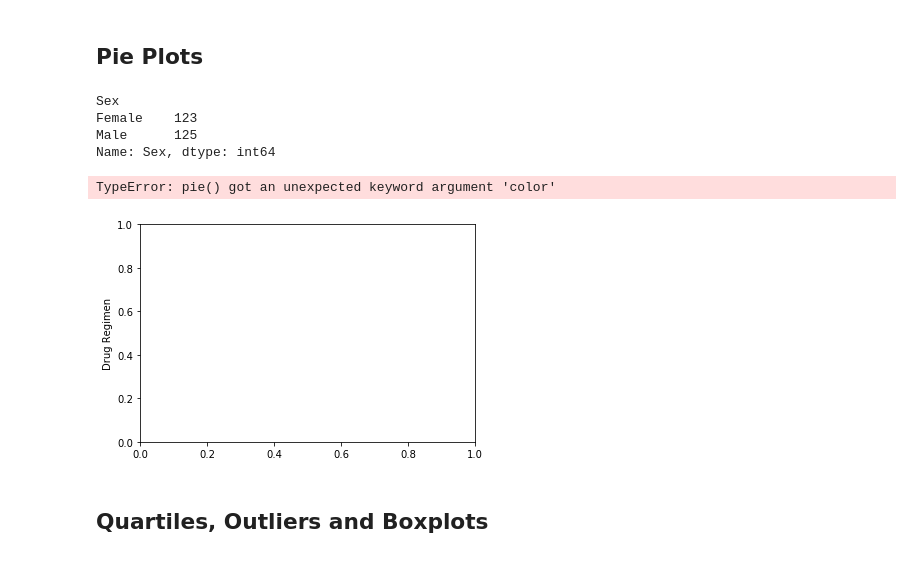
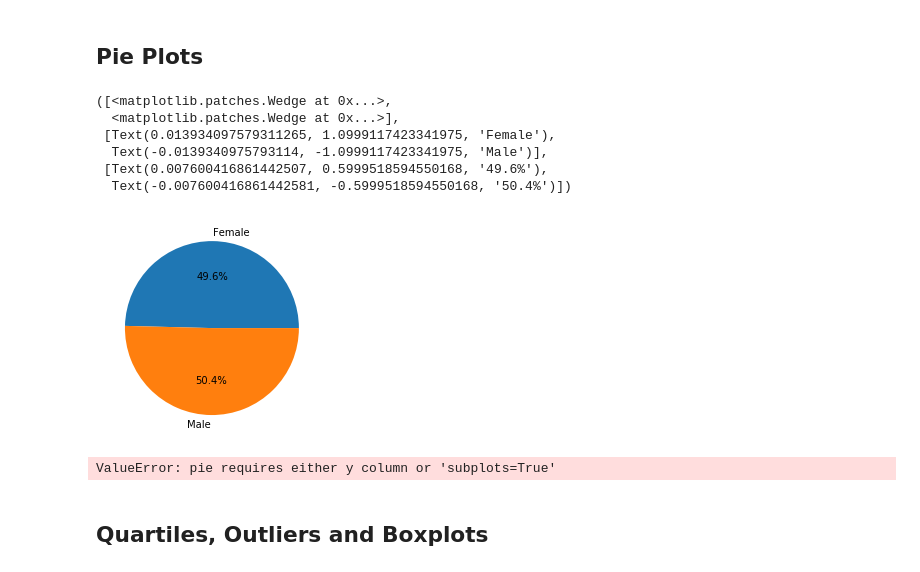
Before and after one commit to EMENGH/matplotlib-challenge, a Jupyter notebook: Pymaceuticals/pymaceuticals_starter.ipynb, the cells around one changed output. Cells and saved outputs as stored; diff of their text form; code cells hidden in the pictures.

```diff
--- a/Pymaceuticals/pymaceuticals_starter.ipynb
+++ b/Pymaceuticals/pymaceuticals_starter.ipynb
@@ -149,14 +148,20 @@ plt.show()
 # %%
 # Generate a pie plot showing the distribution of female versus male mice using pandas
 id_gender = new_combo_metadata_df[['Mouse ID', 'Sex']]
 id_gender = id_gender.drop_duplicates('Mouse ID')
 mice_per_timepoint = id_gender.groupby("Sex")
 count_df = mice_per_timepoint["Sex"].count()
 count_df
+#sizes = count_df
+labels = ["Female", "Male"]
+plt.pie(sizes, autopct="%1.1f%%", labels=labels)
 #count_df.plot(kind = 'pie', y = "Mouse ID")
 #plt.axis("equal")
 # %% [output]
-Sex
-Female    123
-Male      125
-Name: Sex, dtype: int64
+([<matplotlib.patches.Wedge at 0x...>,
+  <matplotlib.patches.Wedge at 0x...>],
+ [Text(0.013934097579311265, 1.0999117423341975, 'Female'),
+  Text(-0.0139340975793114, -1.0999117423341975, 'Male')],
+ [Text(0.007600416861442507, 0.5999518594550168, '49.6%'),
+  Text(-0.007600416861442581, -0.5999518594550168, '50.4%')])
+[figure, added]
@@ -166,15 +168,20 @@ new_combo_metadata_df
 # %%
 # Generate a pie plot showing the distribution of female versus male mice using pyplot
-mice_per_timepoint = new_combo_metadata_df["Drug Regimen"].value_counts()
-mice_per_timepoint.plot(kind="pie", color="blue")
-#plt.title("Mice per timepoint")
-plt.pie("Drug Regimen")
-plt.ylabel("Number of Data Points")
-#plt.tight_layout()
-plt.show()
+#mice_per_timepoint = new_combo_metadata_df["Drug Regimen"].value_counts()
+
+
+# id_gender = new_combo_metadata_df[['Mouse ID', 'Sex']]
+# id_gender = id_gender.drop_duplicates('Mouse ID')
+# mice_per_timepoint = id_gender.groupby("Sex")
+
+# mice_per_timepoint.plot(kind="pie", color="blue")
+# #plt.title("Mice per timepoint")
+# plt.pie("Drug Regimen")
+# plt.ylabel("Number of Data Points")
+# #plt.tight_layout()
+# plt.show()
 # %% [output]
-TypeError: pie() got an unexpected keyword argument 'color'
+ValueError: pie requires either y column or 'subplots=True'
-[figure, removed]
 # %% [markdown]
 ## Quartiles, Outliers and Boxplots
 # %%
```
Also changed, not shown: parts of 2 cells of this notebook.
